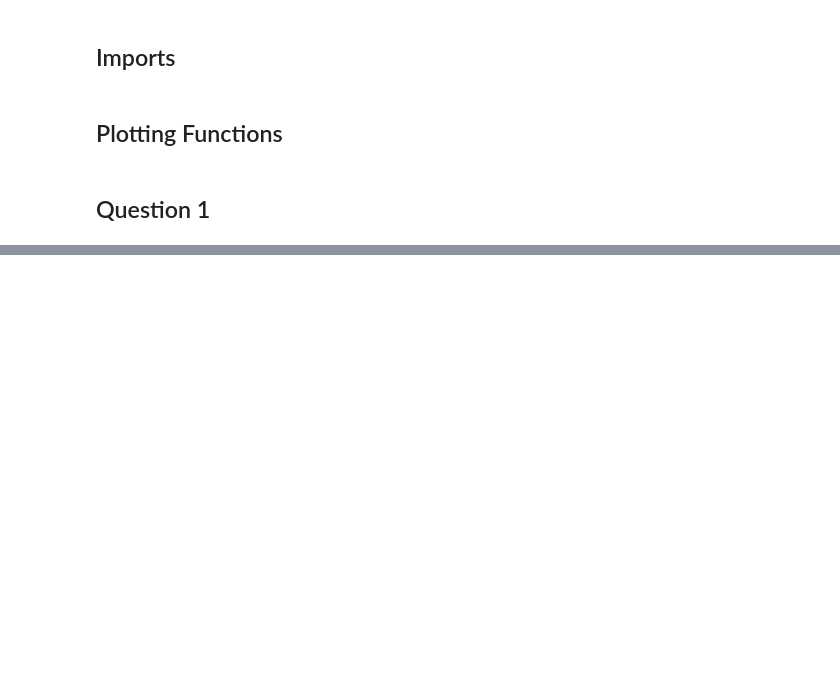
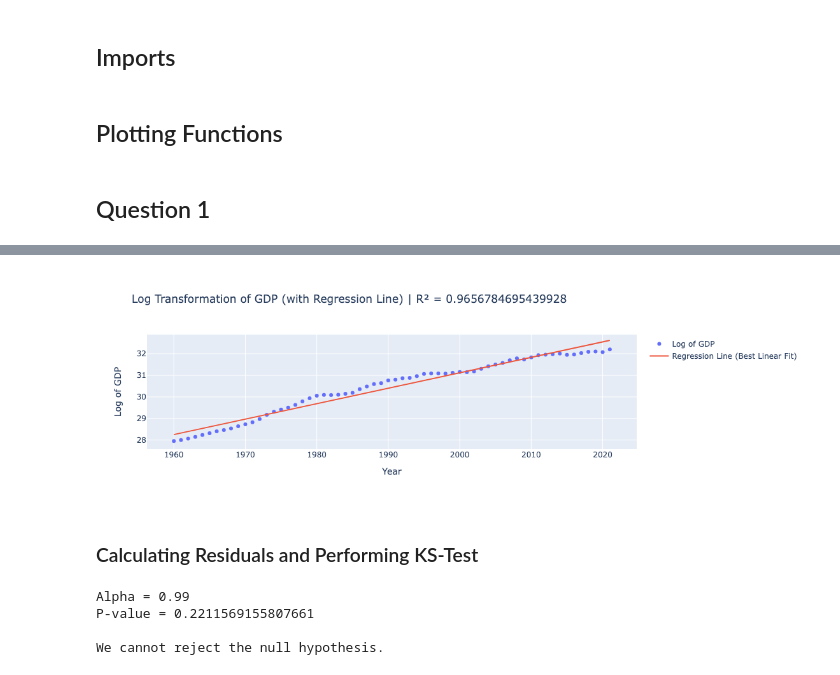
Before and after one commit to mhjp13/small-projects-ai, a Jupyter notebook: qmul/csp764/230382466-Bheki_Maenetja_CW4.ipynb, the cells around one changed output, grey strips where cells are left out. Saved outputs shown, nothing was run; the diff lists cells and outputs as text; code cells hidden in the pictures; blank space fills up the shorter version.

```diff
--- a/qmul/csp764/230382466-Bheki_Maenetja_CW4.ipynb
+++ b/qmul/csp764/230382466-Bheki_Maenetja_CW4.ipynb
@@ -175,0 +181,54 @@ Non-standard ISO country codes: WLD
+# %%
+# Apply logarithm transformation to GDP
+gdp_log = np.log(gdp)
+
+# Fit linear model
+params = linregress(time, gdp_log)
+
+# Get learnt parameters from model
+slope = params.slope
+intercept = params.intercept
+r2 = params.rvalue ** 2
+
+# Calculate regression line
+reg_line = slope * time + intercept
+
+# Plot results
+reg_line_trace = create_trace(time, reg_line, name="Regression Line (Best Linear Fit)")
+gdp_log_trace = create_trace(time, gdp_log, name="Log of GDP", mode="markers")
+
+plot_data(
+    t1=gdp_log_trace,
+    t2=reg_line_trace,
+    x_label="Year",
+    y_label="Log of GDP",
+    title=f"Log Transformation of GDP (with Regression Line) | R\u00b2 = {r2}"
+)
+# %% [output]
+[figure, added]
+# %% [markdown]
+### Calculating Residuals and Performing KS-Test
+# %%
+# Calculate residuals
+res = gdp_log - reg_line
+
+# Calculate mean and standard deviation of residuals
+res_mean = np.mean(res)
+res_std = np.std(res)
+
+# Perform KS-test against a normal distribution with mean 0 and standard deviation of the residuals
+_, p_val = kstest(res, "norm", args=(0, res_std))
+
+alpha = 0.99 # (99% confidence)
+reject_null = p_val < (1-alpha)
+
+print(f"Alpha = {alpha}\nP-value = {p_val}", end="\n\n")
+if reject_null:
+    print("We can reject the null hypothesis.")
+else:
+    print("We cannot reject the null hypothesis.")
+# %% [output]
+Alpha = 0.99
+P-value = 0.2211569155807661
+
+We cannot reject the null hypothesis.
```
Also changed, not shown: parts of 13 cells of this notebook.
